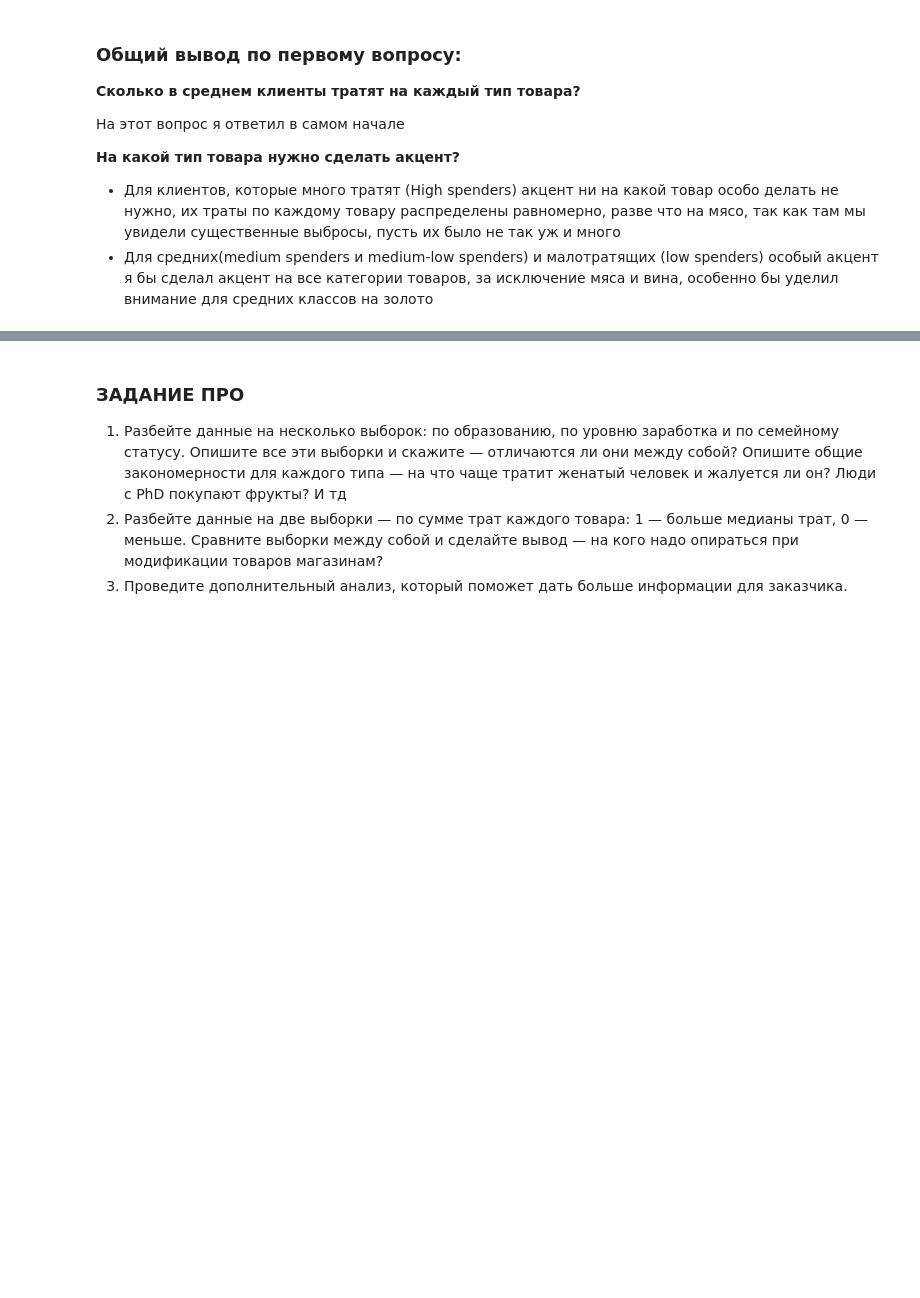
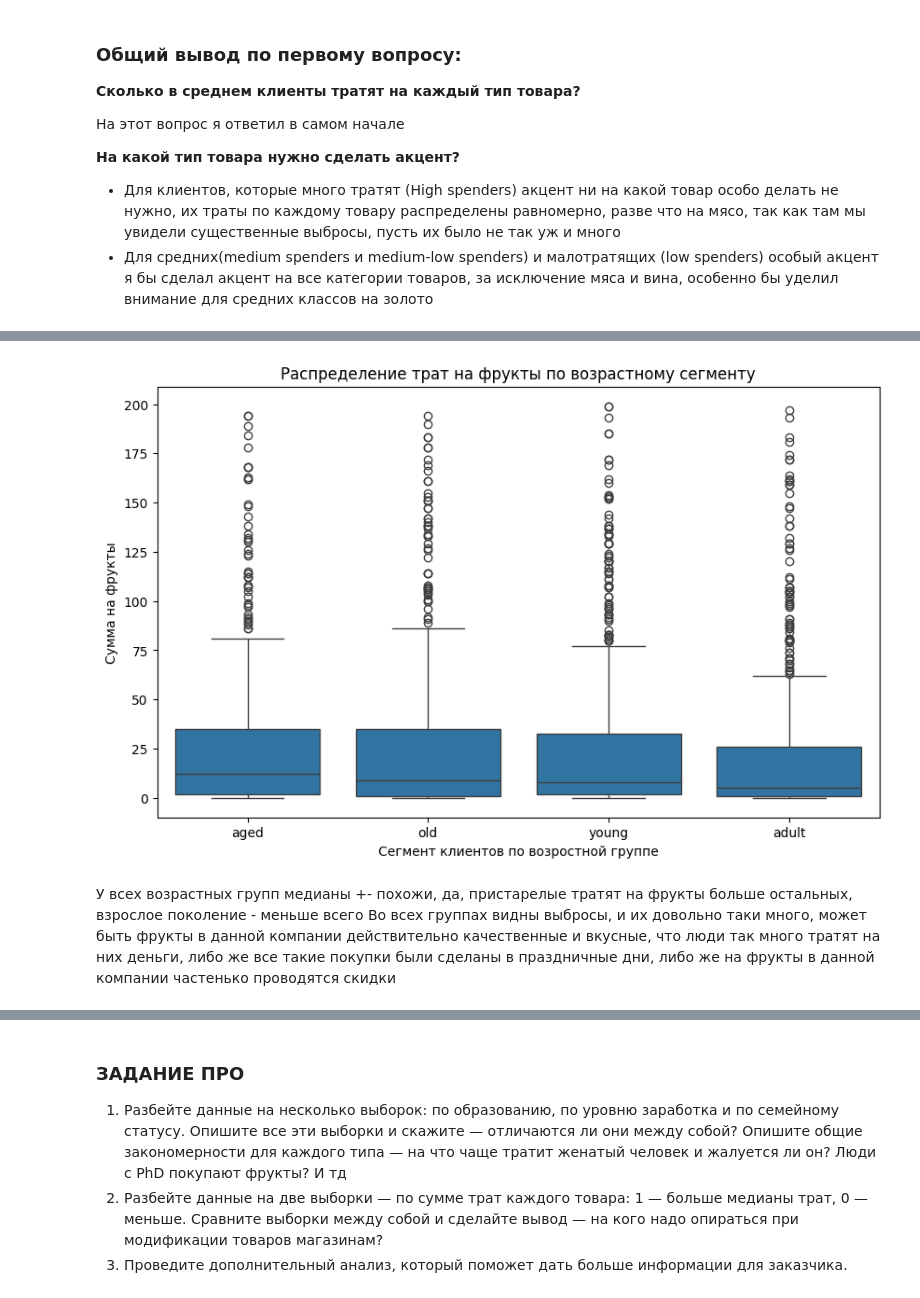
Before and after one commit to AlexeyOrehov/homework, a Jupyter notebook: home_work_1.9/1.9 1_RAZDEL_PRO_forstud.ipynb, the cells around one changed output, grey strips where cells are left out. Drawn from its saved outputs; the diff is of its cells as text; code cells hidden in the pictures; blank space fills up the shorter version.

```diff
--- a/home_work_1.9/1.9 1_RAZDEL_PRO_forstud.ipynb
+++ b/home_work_1.9/1.9 1_RAZDEL_PRO_forstud.ipynb
@@ -610,0 +726,12 @@ __На какой тип товара нужно сделать акцент?__
+# %%
+plt.figure(figsize=(10, 6))
+sns.boxplot(data=df_modify, x='segment_age', y='mntfruits')
+plt.title('Распределение трат на фрукты по возрастному сегменту')
+plt.xlabel('Сегмент клиентов по возростной группе')
+plt.ylabel('Сумма на фрукты')
+plt.show()
+# %% [output]
+[figure, added]
+# %% [markdown]
+У всех возрастных групп медианы +- похожи, да, пристарелые тратят на фрукты больше остальных, взрослое поколение - меньше всего
+Во всех группах видны выбросы, и их довольно таки много, может быть фрукты в данной компании действительно качественные и вкусные, что люди так много тратят на них деньги, либо же все такие покупки были сделаны в праздничные дни, либо же на фрукты в данной компании частенько проводятся скидки
```
Also changed, not shown: parts of 43 cells of this notebook.
